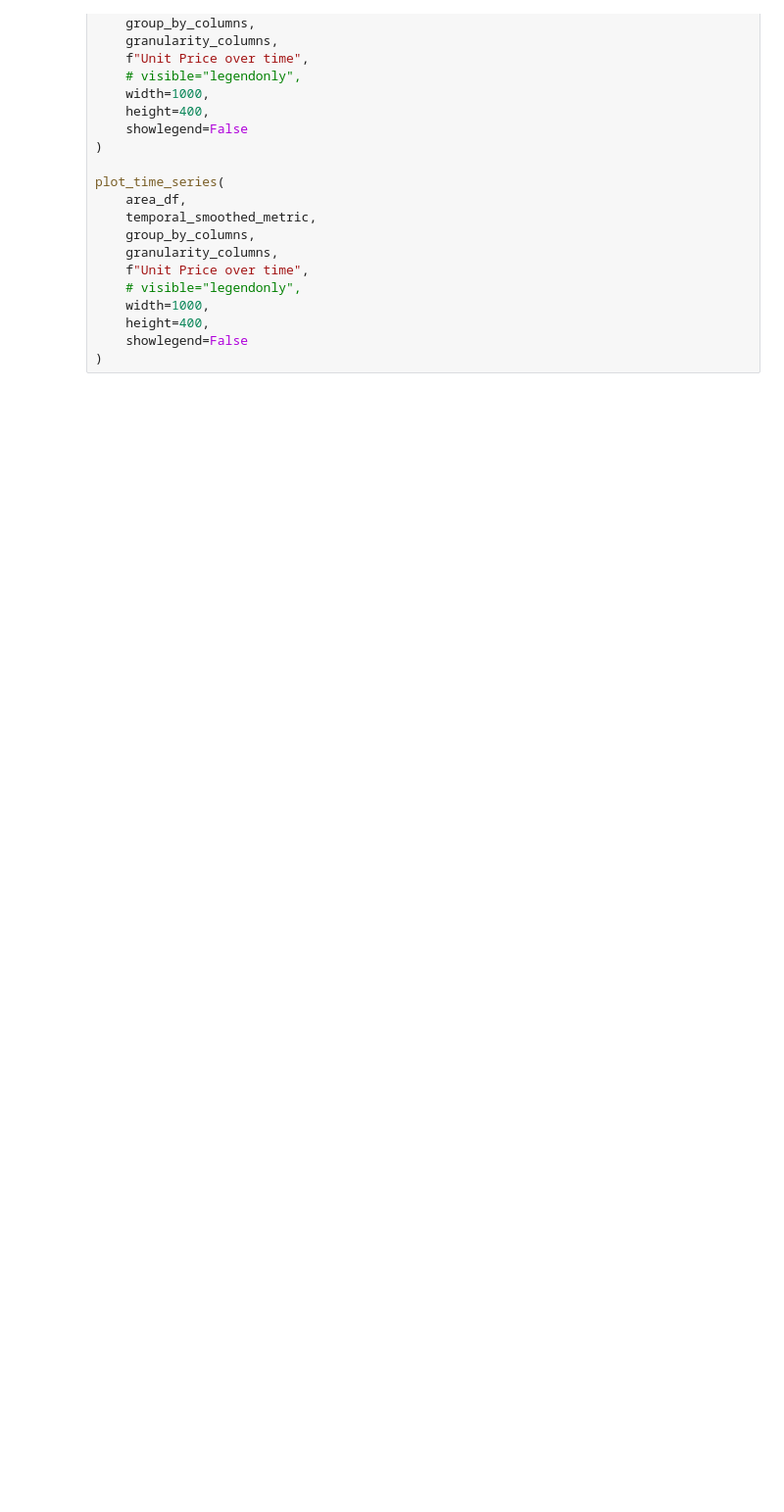
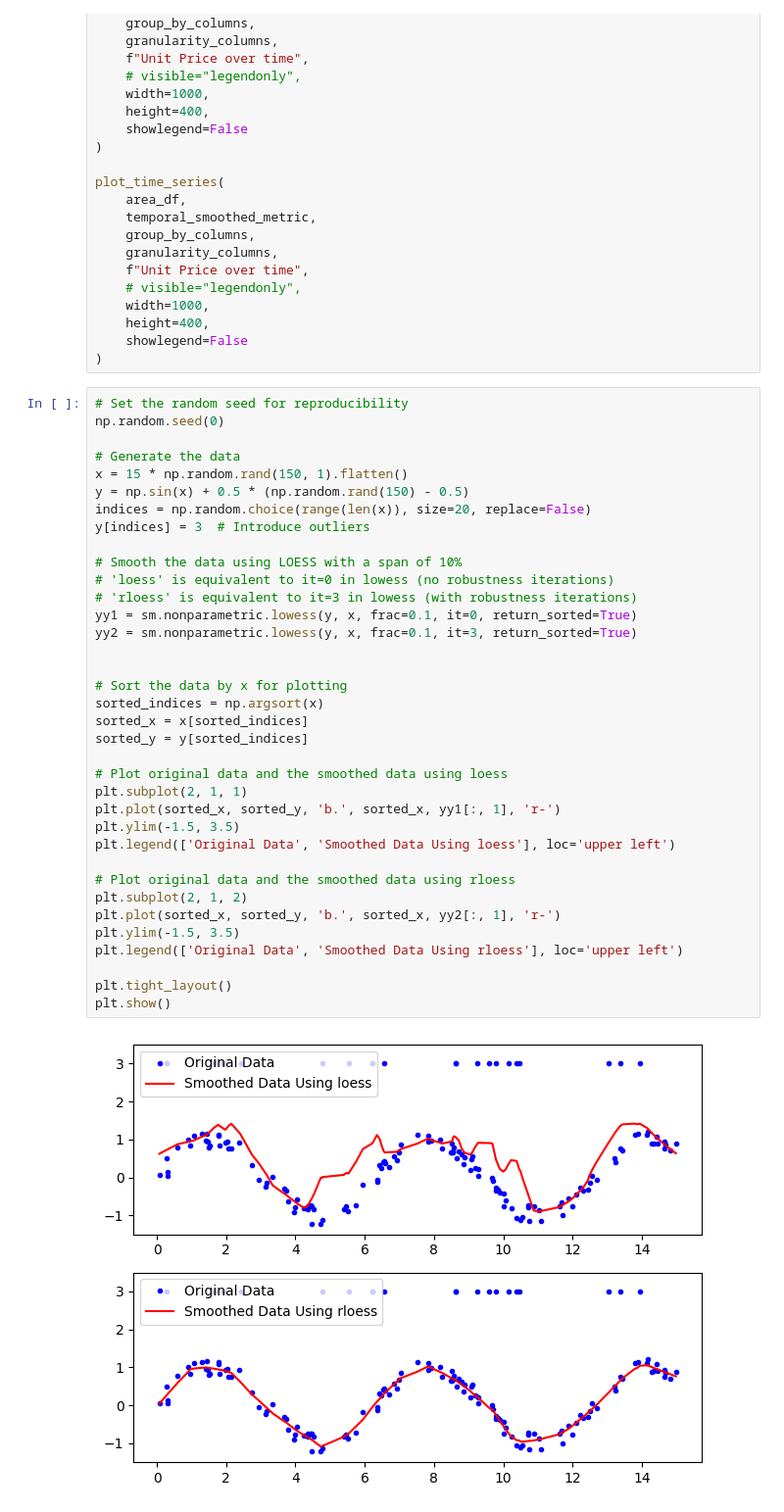
Before and after one commit to diabhaque/Yogen, a Jupyter notebook: notebooks/core_preprocessing/smooth_temporal.ipynb, the cells around one changed output. Shown at 98% size. Cells and saved outputs as stored; diff of their text form; blank space fills up the shorter version.

```diff
--- a/notebooks/core_preprocessing/smooth_temporal.ipynb
+++ b/notebooks/core_preprocessing/smooth_temporal.ipynb
@@ -339,3 +386,41 @@ plot_time_series(
     height=400,
     showlegend=False
 )
+# %%
+# Set the random seed for reproducibility
+np.random.seed(0)
+
+# Generate the data
+x = 15 * np.random.rand(150, 1).flatten()
+y = np.sin(x) + 0.5 * (np.random.rand(150) - 0.5)
+indices = np.random.choice(range(len(x)), size=20, replace=False)
+y[indices] = 3  # Introduce outliers
+
+# Smooth the data using LOESS with a span of 10%
+# 'loess' is equivalent to it=0 in lowess (no robustness iterations)
+# 'rloess' is equivalent to it=3 in lowess (with robustness iterations)
+yy1 = sm.nonparametric.lowess(y, x, frac=0.1, it=0, return_sorted=True)
+yy2 = sm.nonparametric.lowess(y, x, frac=0.1, it=3, return_sorted=True)
+
+
+# Sort the data by x for plotting
+sorted_indices = np.argsort(x)
+sorted_x = x[sorted_indices]
+sorted_y = y[sorted_indices]
+
+# Plot original data and the smoothed data using loess
+plt.subplot(2, 1, 1)
+plt.plot(sorted_x, sorted_y, 'b.', sorted_x, yy1[:, 1], 'r-')
+plt.ylim(-1.5, 3.5)
+plt.legend(['Original Data', 'Smoothed Data Using loess'], loc='upper left')
+
+# Plot original data and the smoothed data using rloess
+plt.subplot(2, 1, 2)
+plt.plot(sorted_x, sorted_y, 'b.', sorted_x, yy2[:, 1], 'r-')
+plt.ylim(-1.5, 3.5)
+plt.legend(['Original Data', 'Smoothed Data Using rloess'], loc='upper left')
+
+plt.tight_layout()
+plt.show()
+# %% [output]
+[figure, added]
```
Also changed, not shown: parts of 11 cells of this notebook, 2 other files.
